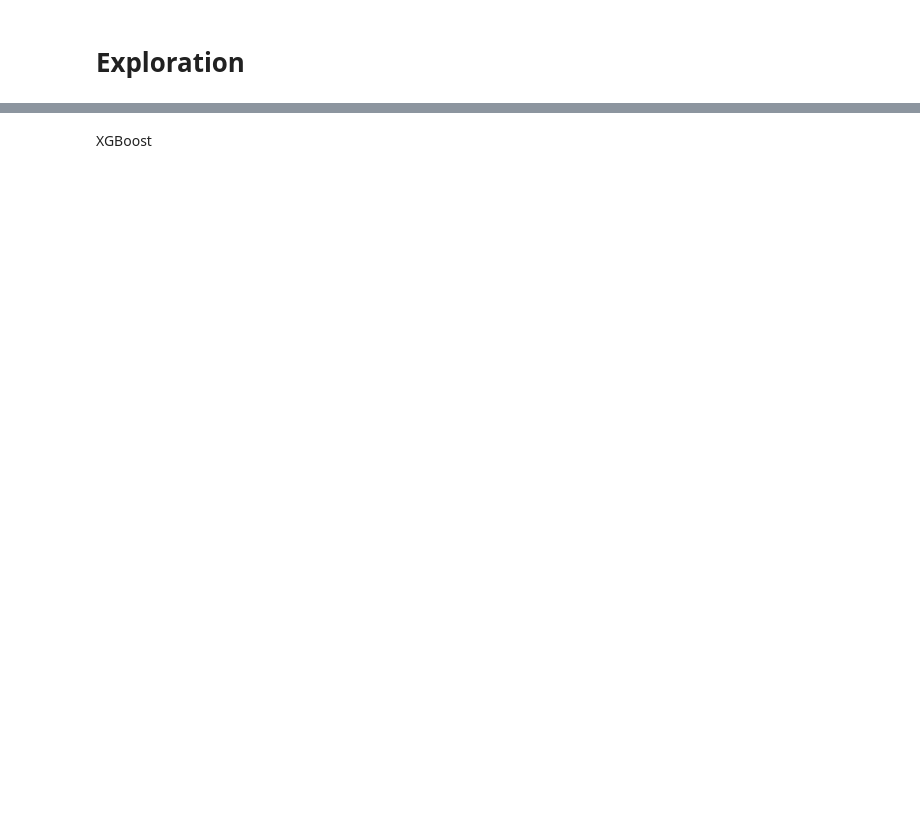
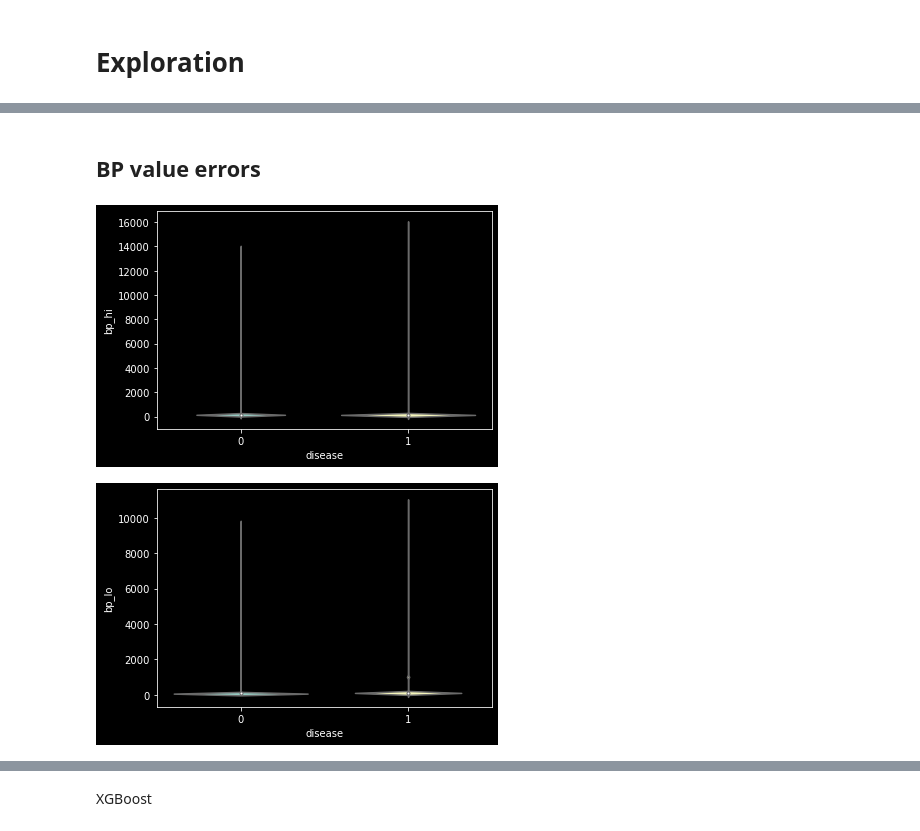
Before and after one commit to taylor-m/class_notebooks, a Jupyter notebook: capstone_2/cardiovascular_disease_classifier/cardio_disease_classifier.ipynb, the cells around one changed output, grey strips where cells are left out. Saved outputs shown, nothing was run; the diff lists cells and outputs as text; code cells hidden in the pictures; blank space fills up the shorter version.

```diff
--- a/capstone_2/cardiovascular_disease_classifier/cardio_disease_classifier.ipynb
+++ b/capstone_2/cardiovascular_disease_classifier/cardio_disease_classifier.ipynb
@@ -265,5 +108,0 @@ df = df.drop(index=idx)
-# %%
-# fixing bp_lo vals below 10
-idx = df[df.bp_lo < 10].index
-
-df.loc[idx, "bp_lo"] = df.loc[idx].bp_lo * 10
@@ -279,6 +108,0 @@ df = df.drop(index=idx)
-# %%
-idx1 = df[df.bp_hi > 400].index[0]
-idx2 = df[df.bp_hi > 400].index[1]
-
-df.loc[idx1, "bp_hi"] = 170
-df.loc[idx2, "bp_hi"] = 140
@@ -287,15 +108,0 @@ df.loc[idx2, "bp_hi"] = 140
-# %%
-# 1043 samples have the bp_hi and bp_lo values swapped
-idx = df[df.bp_diff < 0].index
-# type(idx)
-bp_hi = df.loc[idx, "bp_hi"].copy()
-bp_lo = df.loc[idx, "bp_lo"].copy()
-
-# change the values of bp_hi to the bp_lo copy
-df.loc[idx, "bp_hi"] = bp_lo
-
-# change the values of bp_lo to the bp_hi copy
-df.loc[idx, "bp_lo"] = bp_hi
-
-# check samples at index for correction
-# df.loc[idx, :]
@@ -418,0 +109,2 @@ test score: 0.7273693890453474
+# %%
+num_cols = ["age", "bp_hi", "bp_lo"]
@@ -418,0 +122,11 @@ test score: 0.7273693890453474
+# %% [markdown]
+## BP value errors
+# %%
+# extreme values in bp_hi need to be corrected
+bp_cols = ["bp_hi", "bp_lo"]
+for col in bp_cols:
+    sns.violinplot(x="disease", y=col, data=df)
+    plt.show()
+# %% [output]
+[figure, added]
+[figure, added]
```
Also changed, not shown: parts of 122 cells of this notebook, 1 other file.
